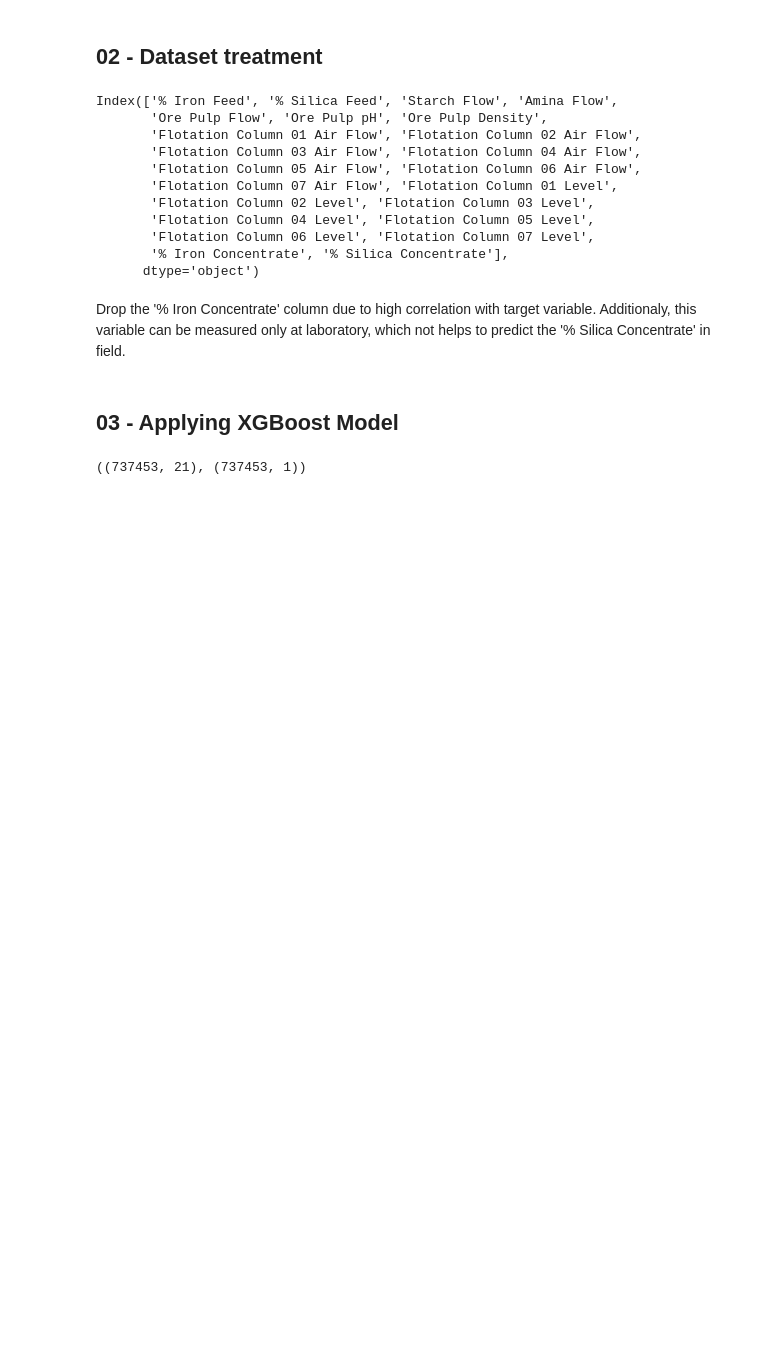
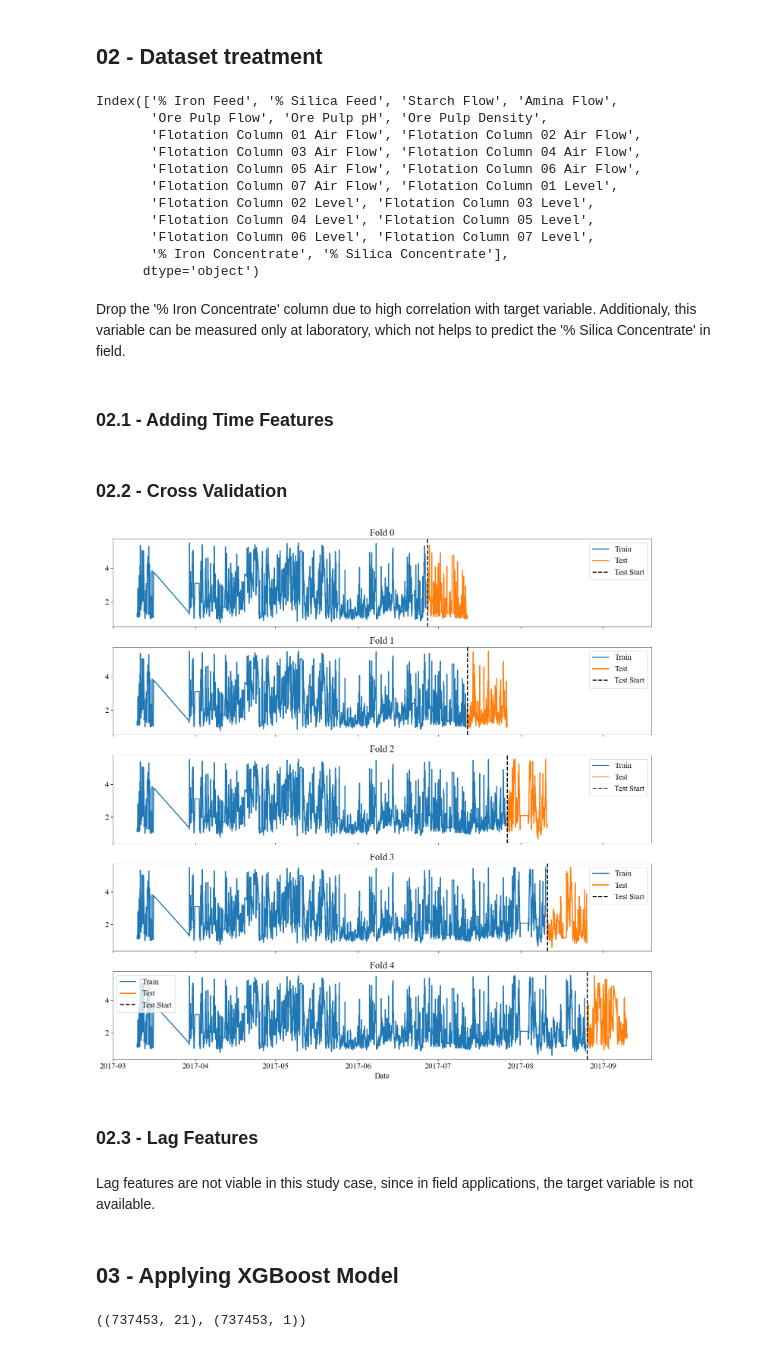
Before and after one commit to PauloCasmal/data-mining-study, a Jupyter notebook: XGB-mining.ipynb, the cells around one changed output. Saved outputs shown, nothing was run; the diff lists cells and outputs as text; code cells hidden in the pictures; blank space fills up the shorter version.

Commit message:
feat: add cross-validation to model

```diff
--- a/XGB-mining.ipynb
+++ b/XGB-mining.ipynb
@@ -73,6 +73,55 @@ Index(['% Iron Feed', '% Silica Feed', 'Starch Flow', 'Amina Flow',
 Drop the '% Iron Concentrate' column due to high correlation with target variable. Additionaly, this variable can be measured only at laboratory, which not helps to predict the '% Silica Concentrate' in field.
 # %%
 df = df.drop(columns=['% Iron Concentrate'])
+# %% [markdown]
+### 02.1 - Adding Time Features
+# %%
+
+
+def create_time_features(df):
+    """Create time-based features from datetime index."""
+    df['day'] = df.index.day
+    df['month'] = df.index.month
+    df['hour'] = df.index.hour
+    df['minute'] = df.index.minute
+    df['dayofweek'] = df.index.dayofweek
+    df['quarter'] = df.index.quarter
+
+    return df
+
+
+df = create_time_features(df)
+# %% [markdown]
+### 02.2 - Cross Validation
+# %%
+from sklearn.model_selection import TimeSeriesSplit
+
+tss = TimeSeriesSplit(n_splits=5, test_size=3*30*24*30, gap=3*30*24) # 15 days data for testing
+
+df = df.sort_index()
+# %%
+fig, axs = plt.subplots(5, 1, figsize=(15, 15), sharex=True)
+
+for fold, (train_index, test_index) in enumerate(tss.split(df)):
+    train = df.iloc[train_index]
+    test = df.iloc[test_index]
+
+    axs[fold].plot(train.index, train['% Silica Concentrate'], label='Train', color='tab:blue')
+    axs[fold].plot(test.index, test['% Silica Concentrate'], label='Test', color='tab:orange')
+    axs[fold].axvline(x=test.index[0], color='k', linestyle='--', label='Test Start')
+
+    axs[fold].set_title(f'Fold {fold}')
+    axs[fold].legend()
+
+plt.xlabel('Date')
+plt.tight_layout()
+plt.show()
+# %% [output]
+[figure, added]
+# %% [markdown]
+### 02.3 - Lag Features
+# %% [markdown]
+Lag features are not viable in this study case, since in field applications, the target variable is not available.
 # %% [markdown]
 ## 03 - Applying XGBoost Model
 # %%
```
Also changed, not shown: parts of 1 cell of this notebook.
